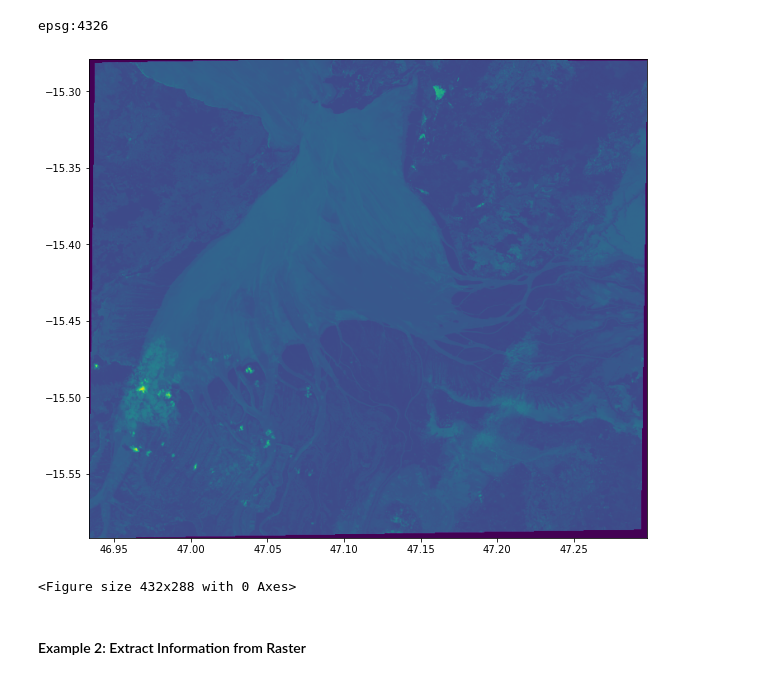
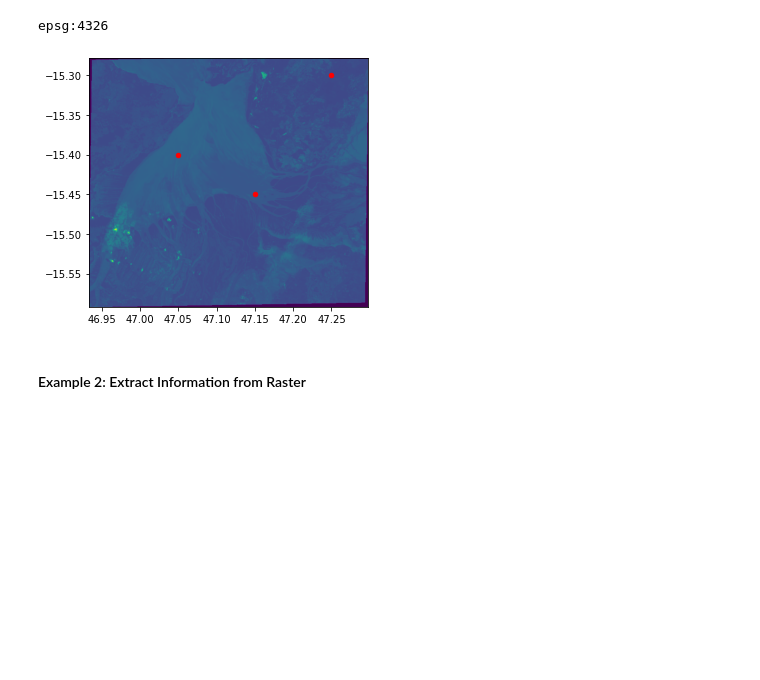
Before and after one commit to mxagar/space_exploration, a Jupyter notebook: geospatial_data_guide/lab/04_Case_Study_Mining.ipynb, the cells around one changed output. Cells and saved outputs as stored; diff of their text form; code cells hidden in the pictures; blank space fills up the shorter version.

```diff
--- a/geospatial_data_guide/lab/04_Case_Study_Mining.ipynb
+++ b/geospatial_data_guide/lab/04_Case_Study_Mining.ipynb
@@ -406,15 +406,14 @@ epsg:4326
 # %%
 # Plot both: raster image + vector geometries
 # WARNING: Even though both are in the same CRS and have overlapping coordinates
 # they're not plotted together...
-plt.figure(figsize=(10,10))
-ax = rasterio.plot.show(src)
+fig, ax = plt.subplots(figsize=(5, 5))
+rasterio.plot.show(src, ax=ax)
 shapes.plot(ax=ax, markersize=20, color='red')
 #shapes.plot(markersize=10, color='red')
 plt.show()
 # %% [output]
-[figure, old version]
+[figure, new version]
-<Figure size 432x288 with 0 Axes>
 # %% [markdown]
 #### Example 2: Extract Information from Raster
 # %% [markdown]
```
Also changed, not shown: 2 other files.
